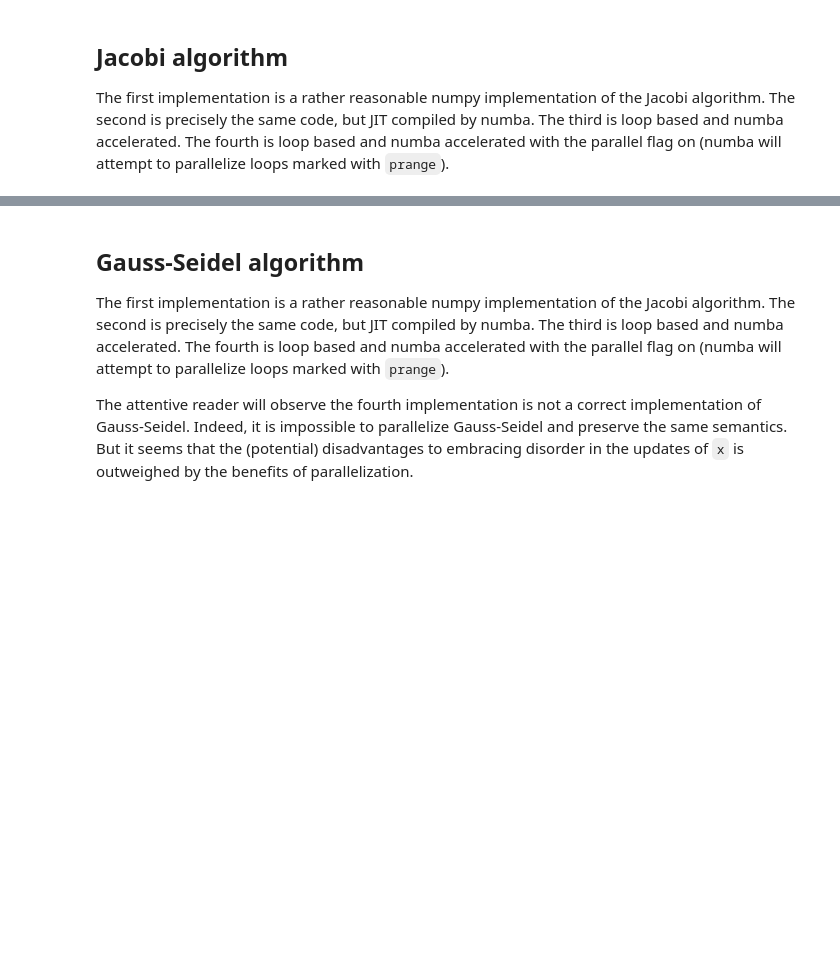
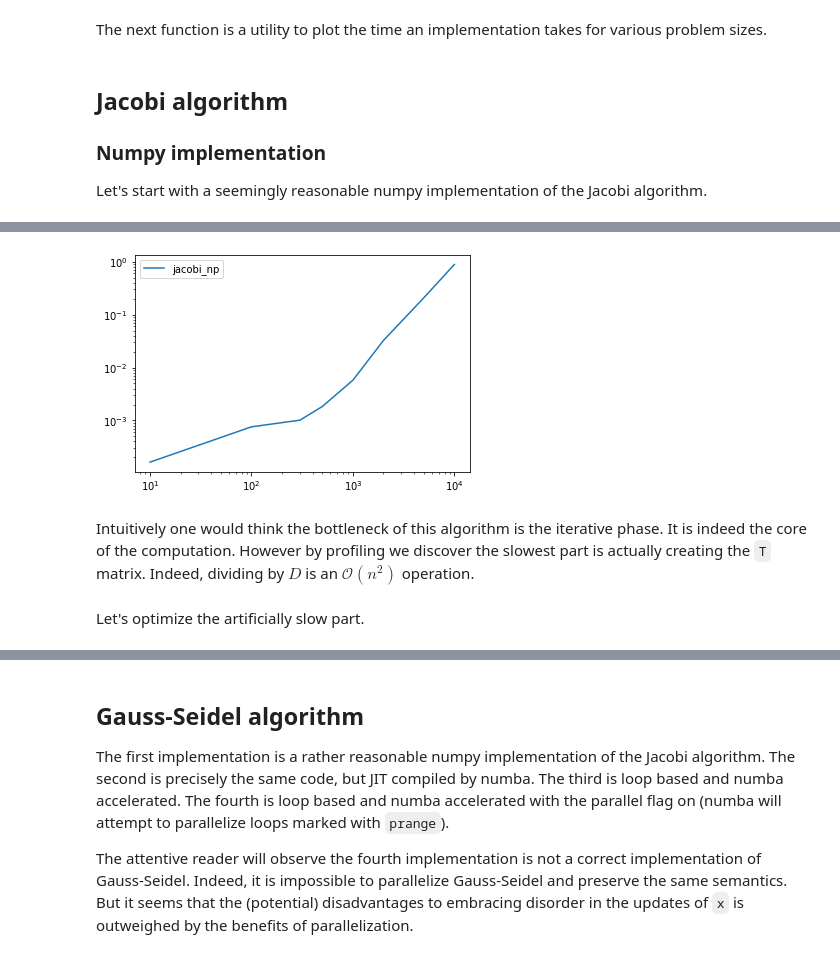
Before and after one commit to ltricot/notebooks, a Jupyter notebook: math/Jacobi and Gauss-Seidel.ipynb, the cells around one changed output, grey strips where cells are left out. Drawn from its saved outputs; the diff is of its cells as text; code cells hidden in the pictures; blank space fills up the shorter version.

Commit message:
long time no push

```diff
--- a/math/Jacobi and Gauss-Seidel.ipynb
+++ b/math/Jacobi and Gauss-Seidel.ipynb
@@ -11,6 +35,53 @@ def correct(f, A, b):
     x = f(A, b)
     return np.allclose(np.dot(A, x), b)
+# %% [markdown]
+The next function is a utility to plot the time an implementation takes for various problem sizes.
+# %%
+def curve(*fs):
+    x = np.asarray([10, 100, 300, 500, 1000, 2000, 5000, 10000])
+
+    # measure on the same problems to avoid more randomness
+    problems = {
+        n: ((rng.normal(size=(n, n)) + np.eye(n) * np.sqrt(n * 3)), (rng.normal(size=(n))))
+        for n in x
+    }
+
+    for f in fs:
+        print(f.__name__)
+        avgs = []
+        for n in x:
+            A, b = problems[n]
+            res = %timeit -o f(A, b)
+            avgs.append(res.average)
+
+        plt.loglog(x, avgs, label=f.__name__)
+        print('---')
+
+    plt.legend()
+    plt.show()
 # %% [markdown]
 ## Jacobi algorithm
 
-The first implementation is a rather reasonable numpy implementation of the Jacobi algorithm. The second is precisely the same code, but JIT compiled by numba. The third is loop based and numba accelerated. The fourth is loop based and numba accelerated with the parallel flag on (numba will attempt to parallelize loops marked with `prange`).
+### Numpy implementation
+
+Let's start with a seemingly reasonable numpy implementation of the Jacobi algorithm.
+# %%
+MAXIT = 1000
+
+
+def jacobi_np(A, b):
+    D = np.diag(A)
+    T = (np.diag(D) - A)
+    T = T / np.expand_dims(D, 1)
+    c = b / D
+
+    x = np.zeros_like(b)
+    for _ in range(MAXIT):
+
+        ox = x.copy()
+        x[:] = np.dot(T, x) + c
+
+        if norm(x - ox) / norm(x) < 1e-9:
+            break
+
+    return x
@@ -16,0 +90,3 @@ The first implementation is a rather reasonable numpy implementation of the Jaco
+# %%
+curve(jacobi_np)
+# %% [output]
@@ -16,0 +103,3 @@ The first implementation is a rather reasonable numpy implementation of the Jaco
+[figure, added]
+# %% [markdown]
+Intuitively one would think the bottleneck of this algorithm is the iterative phase. It is indeed the core of the computation. However by profiling we discover the slowest part is actually creating the `T` matrix. Indeed, dividing by $D$ is an $\mathcal{O}(n^2)$ operation.
@@ -16,0 +108,2 @@ The first implementation is a rather reasonable numpy implementation of the Jaco
+# %% [markdown]
+Let's optimize the artificially slow part.
```
Also changed, not shown: parts of 37 cells of this notebook, 9 other files.
